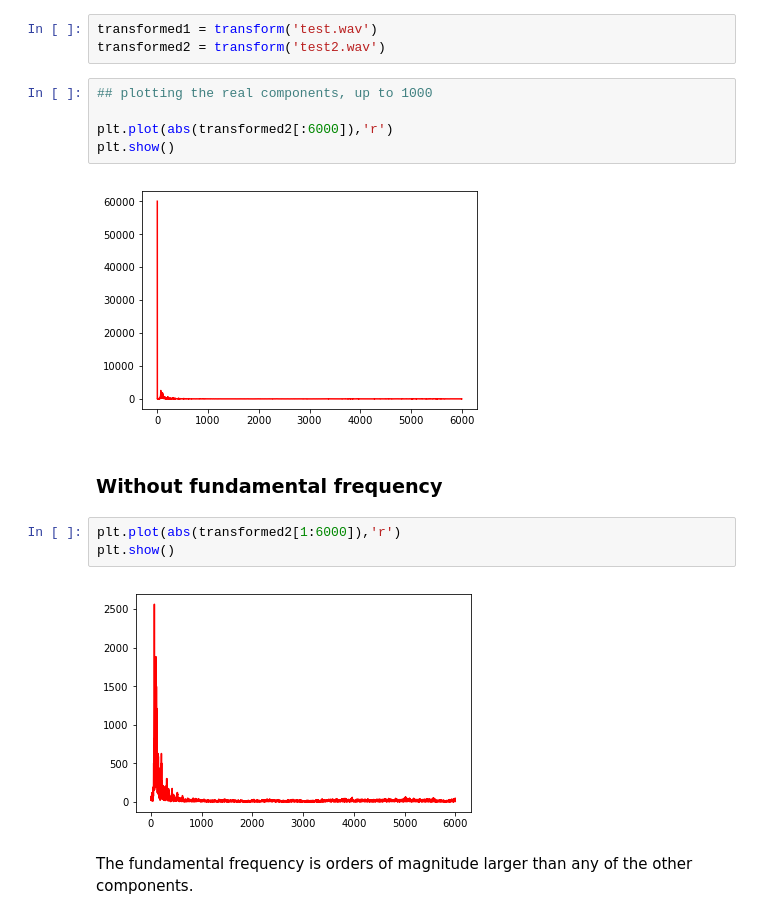
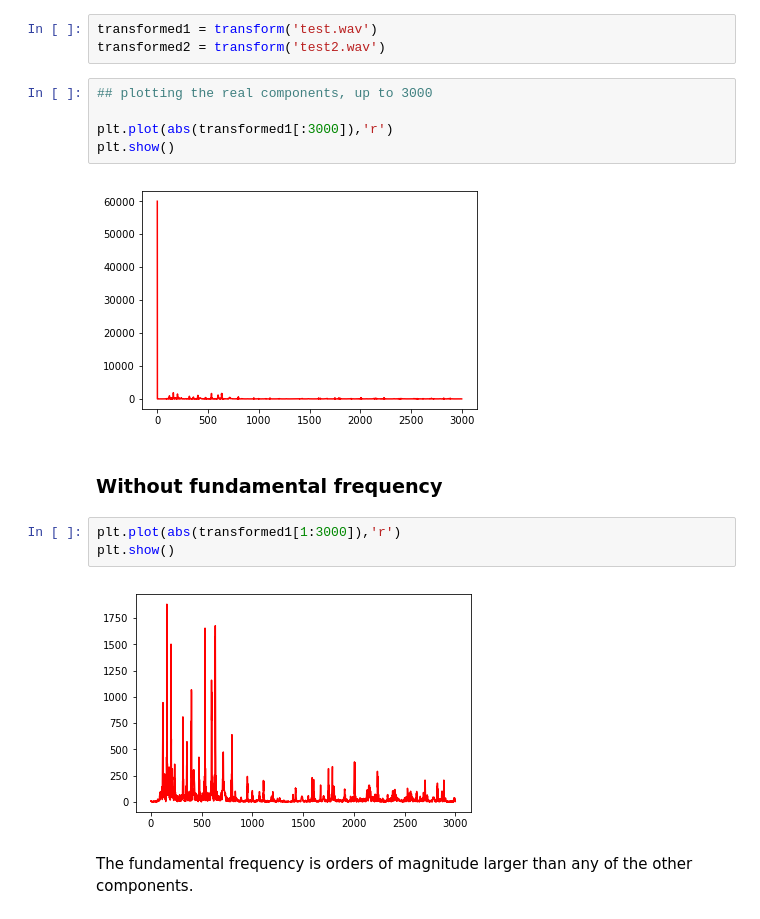
Before and after one commit to dxczhao/daniel-projects, a Jupyter notebook: Quantifying timbre/Predicting timbre by fft.ipynb, the cells around one changed output. Saved outputs shown, nothing was run; the diff lists cells and outputs as text.

```diff
--- a/Quantifying timbre/Predicting timbre by fft.ipynb
+++ b/Quantifying timbre/Predicting timbre by fft.ipynb
@@ -40,19 +47,19 @@ def transform(name):
 transformed1 = transform('test.wav')
 transformed2 = transform('test2.wav')
 # %%
-## plotting the real components, up to 1000
+## plotting the real components, up to 3000
 
-plt.plot(abs(transformed2[:6000]),'r')
+plt.plot(abs(transformed1[:3000]),'r')
 plt.show()
 # %% [output]
-[figure, old version]
+[figure, new version]
 # %% [markdown]
 ### Without fundamental frequency
 # %%
-plt.plot(abs(transformed2[1:6000]),'r')
+plt.plot(abs(transformed1[1:3000]),'r')
 plt.show()
 # %% [output]
-[figure, old version]
+[figure, new version]
 # %% [markdown]
 The fundamental frequency is orders of magnitude larger than any of the other components.
 # %%
```
Also changed, not shown: parts of 11 cells of this notebook, 1 other file.
